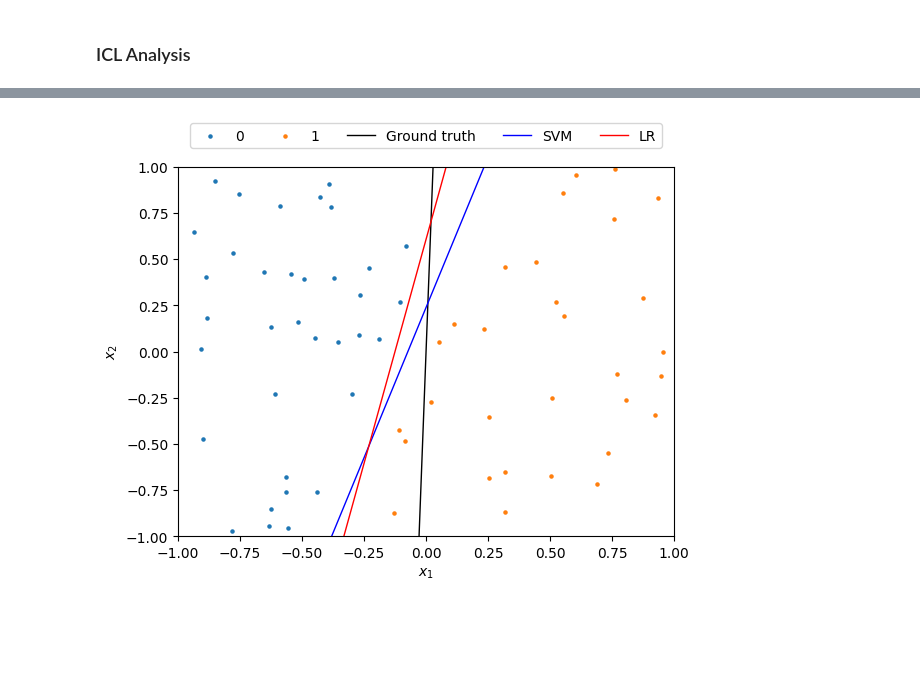
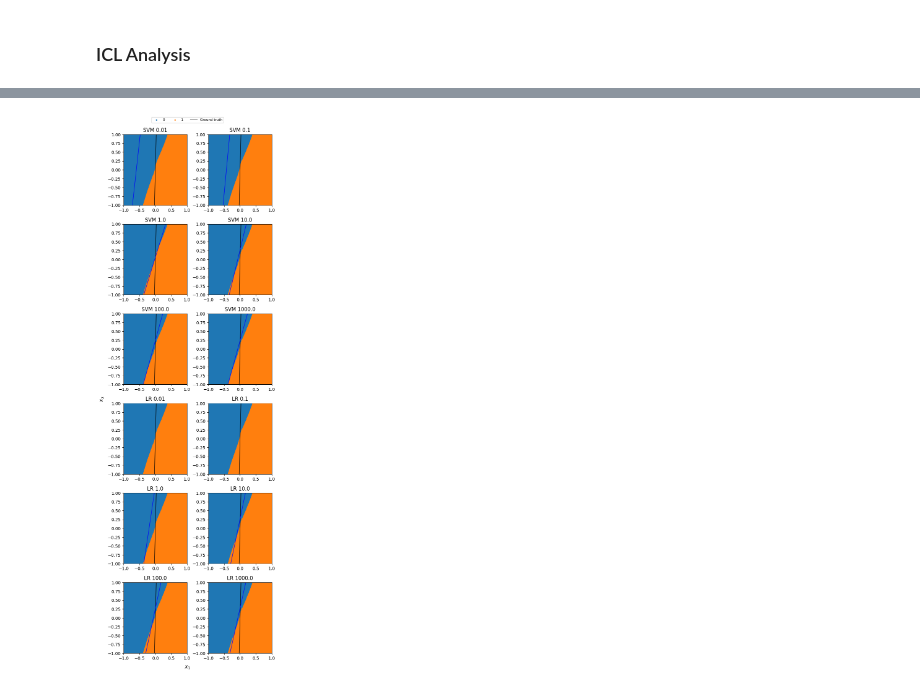
Before and after one commit to chanb/jaxl, a Jupyter notebook: scripts/icl/notebooks/sparse_in_example.ipynb, the cells around one changed output, grey strips where cells are left out. Saved outputs shown, nothing was run; the diff lists cells and outputs as text; code cells hidden in the pictures; blank space fills up the shorter version.

Commit message:
plot multiple models

```diff
--- a/scripts/icl/notebooks/sparse_in_example.ipynb
+++ b/scripts/icl/notebooks/sparse_in_example.ipynb
@@ -120,6 +125,9 @@ from sklearn.svm import LinearSVC
 # %%
 gt = test_dataset.params[0]
 gt_out = -np.array(input_range) * gt[1] / gt[2]
+# %%
+svm_regs = [1e-2, 1e-1, 1.0, 10.0, 100.0, 1000.0]
+lr_regs = [1e-2, 1e-1, 1.0, 10.0, 100.0, 1000.0]
 # %% [markdown]
 ### SVM
 # %%
@@ -178,5 +221,7 @@ plt.ylim(input_range[0], input_range[1])
 # %% [markdown]
 ### Logistic Regression
 # %%
-logistic_regression = make_pipeline(LogisticRegression(penalty="l2"))
-logistic_regression.fit(context_inputs, np.argmax(context_outputs, axis=1))
+def make_lr(inputs, outputs, penalty, reg_coef):
+    logistic_regression = make_pipeline(LogisticRegression(penalty=penalty, C=reg_coef))
+    logistic_regression.fit(inputs, np.argmax(outputs, axis=1))
+    return logistic_regression
@@ -225,31 +303,71 @@ lr_out = (
+# %%
+llm_preds, _ = jax.vmap(model.forward, in_axes=[None, 0, None])(
+    params[CONST_MODEL_DICT][CONST_MODEL],
+    test_queries[:, None, None],
+    {
+        CONST_CONTEXT_INPUT: context_inputs[None, :],
+        CONST_CONTEXT_OUTPUT: context_outputs[None, :],
+    },
+)
+llm_preds = llm_preds[:, 0]
 # %%
-pred_labels = np.argmax(preds, axis=-1)
-for possible_label in [0, 1]:
-    idxes = np.where(pred_labels == possible_label)
-    plt.scatter(
-        queries[idxes][:, 0],
-        queries[idxes][:, 1],
-        label=f"{possible_label}",
-        s=5,
-    )
-
-plt.plot(
-    np.array(input_range), gt_out, label="Ground truth", color="black", linewidth=1
+ncols = 2
+nrows = math.ceil(num_models / 2)
+fig, axes = plt.subplots(
+    nrows,
+    ncols,
+    figsize=set_size(doc_width_pt, 0.95, (nrows, ncols), False),
+    layout="constrained",
 )
 
-plt.plot(np.array(input_range), svm_out, label="SVM", color="blue", linewidth=1)
+model_i = 0
+for model_class, models in model_classes.items():
+    for reg_coef, model in models.items():
+        model_out = (
+            -(np.array(input_range) * model[0].coef_[0, 0] + model[0].intercept_[0])
+            / model[0].coef_[0, 1]
+        )
 
-plt.plot(np.array(input_range), lr_out, label="LR", color="red", linewidth=1)
+        if nrows == 1:
+            ax = axes[model_i]
+        else:
+            ax = axes[model_i // 2, model_i % 2]
 
-plt.xlim(input_range[0], input_range[1])
-plt.ylim(input_range[0], input_range[1])
-plt.legend(
-    bbox_to_anchor=(0.0, 1.05, 1.0, 0.0),
+        llm_pred_labels = np.argmax(llm_preds, axis=-1)
+        for possible_label in [0, 1]:
+            idxes = np.where(llm_pred_labels == possible_label)
+            ax.scatter(
+                test_queries[idxes][:, 0],
+                test_queries[idxes][:, 1],
+                label=f"{possible_label}" if model_i == 0 else "",
+                s=5,
+            )
+
+        ax.plot(
+            np.array(input_range),
+            gt_out,
+            label="Ground truth" if model_i == 0 else "",
+            color="black",
+            linewidth=1,
+        )
+
+        ax.plot(np.array(input_range), model_out, color="blue", linewidth=1)
+
+        ax.set_xlim(input_range[0], input_range[1])
+        ax.set_ylim(input_range[0], input_range[1])
+        ax.set_title(f"{model_class} {reg_coef}")
+        model_i += 1
+
+
+fig.legend(
+    bbox_to_anchor=(0.0, 1.0, 1.0, 0.0),
     loc="lower center",
-    ncols=5,
+    ncols=3,
     borderaxespad=0.0,
     frameon=True,
+    fontsize="8",
 )
-plt.xlabel("$x_1$")
-plt.ylabel("$x_2$")
+fig.supxlabel("$x_1$")
+fig.supylabel("$x_2$")
+plt.tight_layout()
 # %% [output]
@@ -257 +374 @@ Text(0, 0.5, '$x_2$')
-[figure, old version]
+[figure, new version]
```
Also changed, not shown: parts of 17 cells of this notebook, 1 other file.
